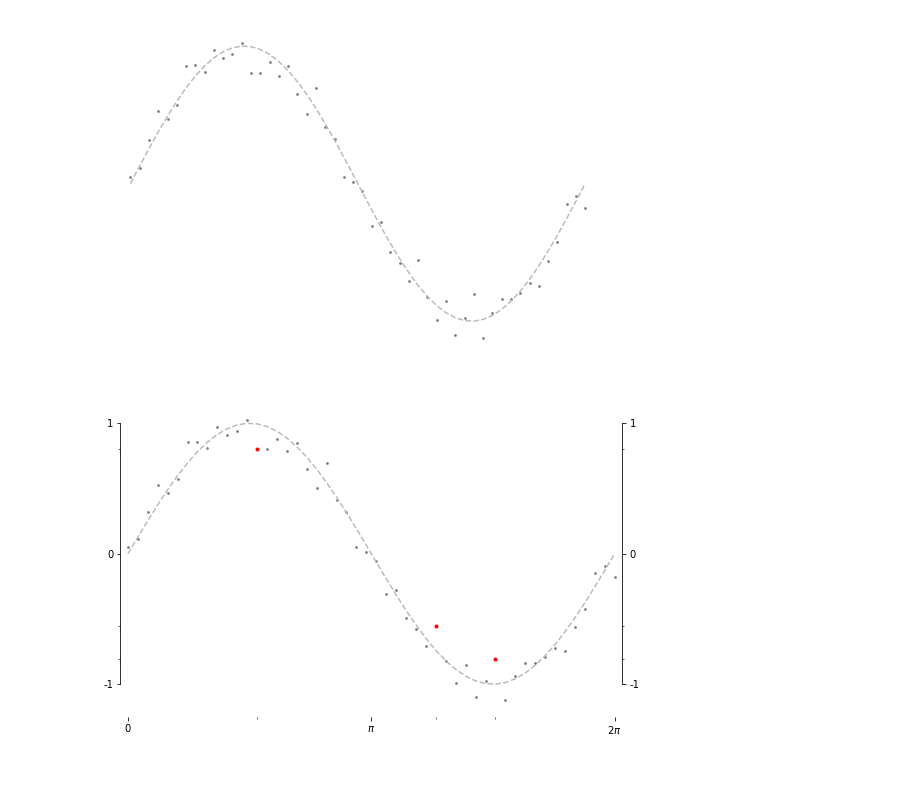
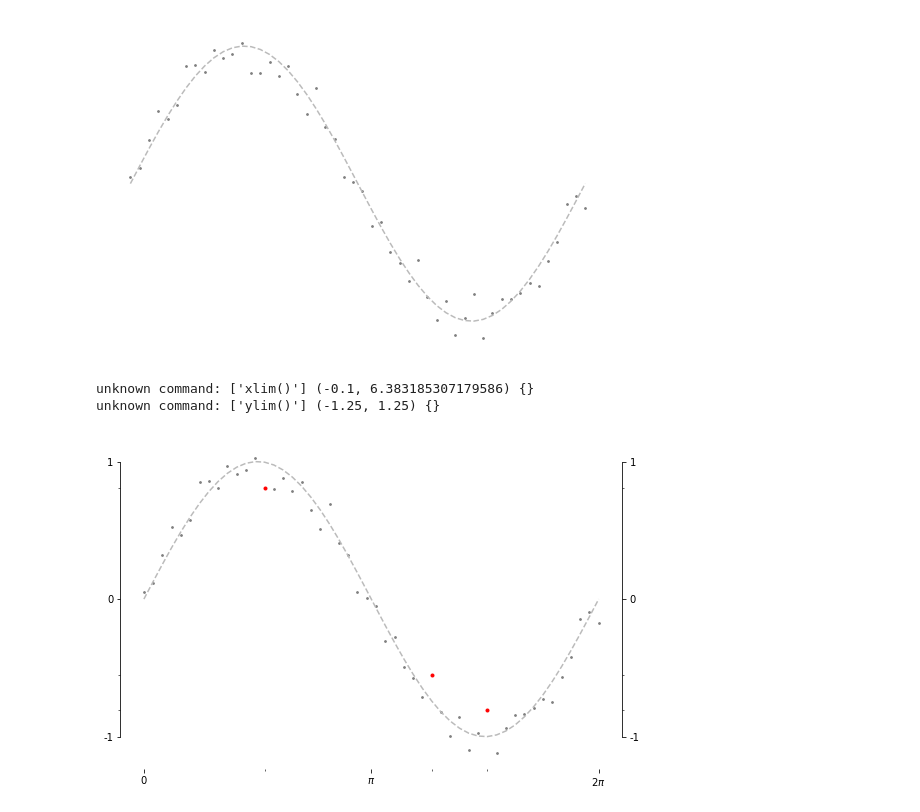
Before and after one commit to coreygirard/less, a Jupyter notebook: demo.ipynb, the cells around one changed output. Saved outputs shown, nothing was run; the diff lists cells and outputs as text; code cells hidden in the pictures; blank space fills up the shorter version.

```diff
--- a/demo.ipynb
+++ b/demo.ipynb
@@ -39,30 +39,36 @@ chart.render()
 # %% [output]
 [figure]
 # %%
-import less
+# create chart
+chart = less.Chart(9,6) # args set size
 
-chart = less.Chart(9,6)
+# draw data elements
+chart.plot(x=x, y=y) # defaults to dashed line
+chart.scatter(typical_x, typical_y, style='highlight') # color
+chart.scatter(outlier_x, outlier_y, style='background') # grey
 
-chart.plot(x, y)
-
-chart.scatter(typical_x, typical_y, style='highlight')
-chart.scatter(outlier_x, outlier_y, style='background')
-
+# creating and styling left axis
 chart.spine.left.visible(True)
 chart.spine.left.ticks.major([-1,0,1])
 chart.spine.left.ticks.minor(y2[mask])
 
+# creating and styling right axis
 chart.spine.right.visible(True)
 chart.spine.right.ticks.major([-1,0,1])
 chart.spine.right.ticks.minor(y2[mask])
 
+# creating ticks on bottom axis
 chart.spine.bottom.ticks.major([0, np.pi, 2*np.pi],
                                labels=['0', '$\pi$', '2$\pi$'])
 chart.spine.bottom.ticks.minor(x[mask])
 
-chart.xlim((-0.1, 2*np.pi+0.1))
-chart.ylim((-1.25,1.25))
+# setting extent of chart area
+chart.xlim(-0.1, 2*np.pi+0.1)
+chart.ylim(-1.25,1.25)
 
+# similar to plt.show()
 chart.render()
 # %% [output]
+unknown command: ['xlim()'] (-0.1, 6.383185307179586) {}
+unknown command: ['ylim()'] (-1.25, 1.25) {}
-[figure, old version]
+[figure, new version]
```
Also changed, not shown: parts of 5 cells of this notebook, 6 other files.
